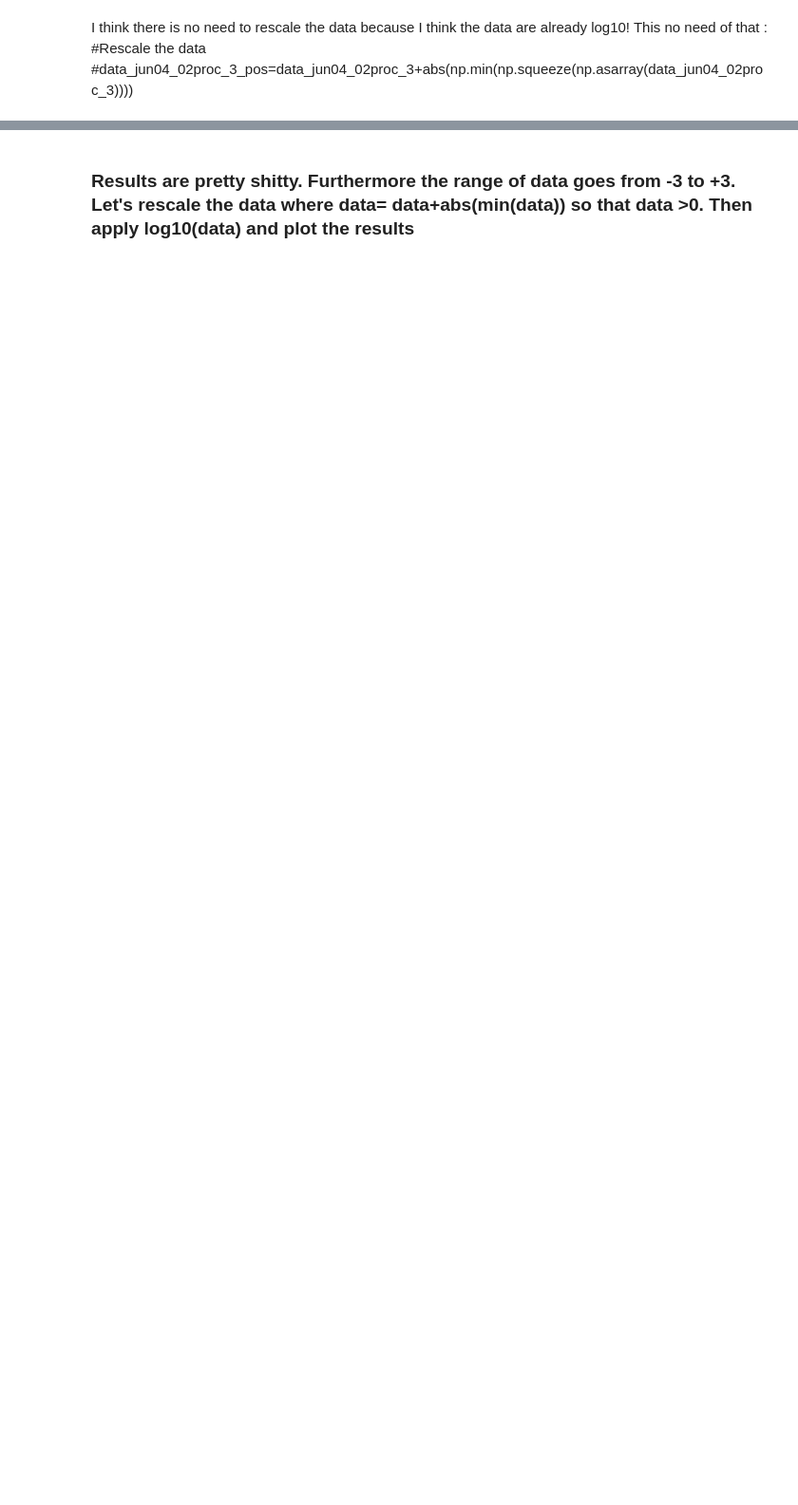
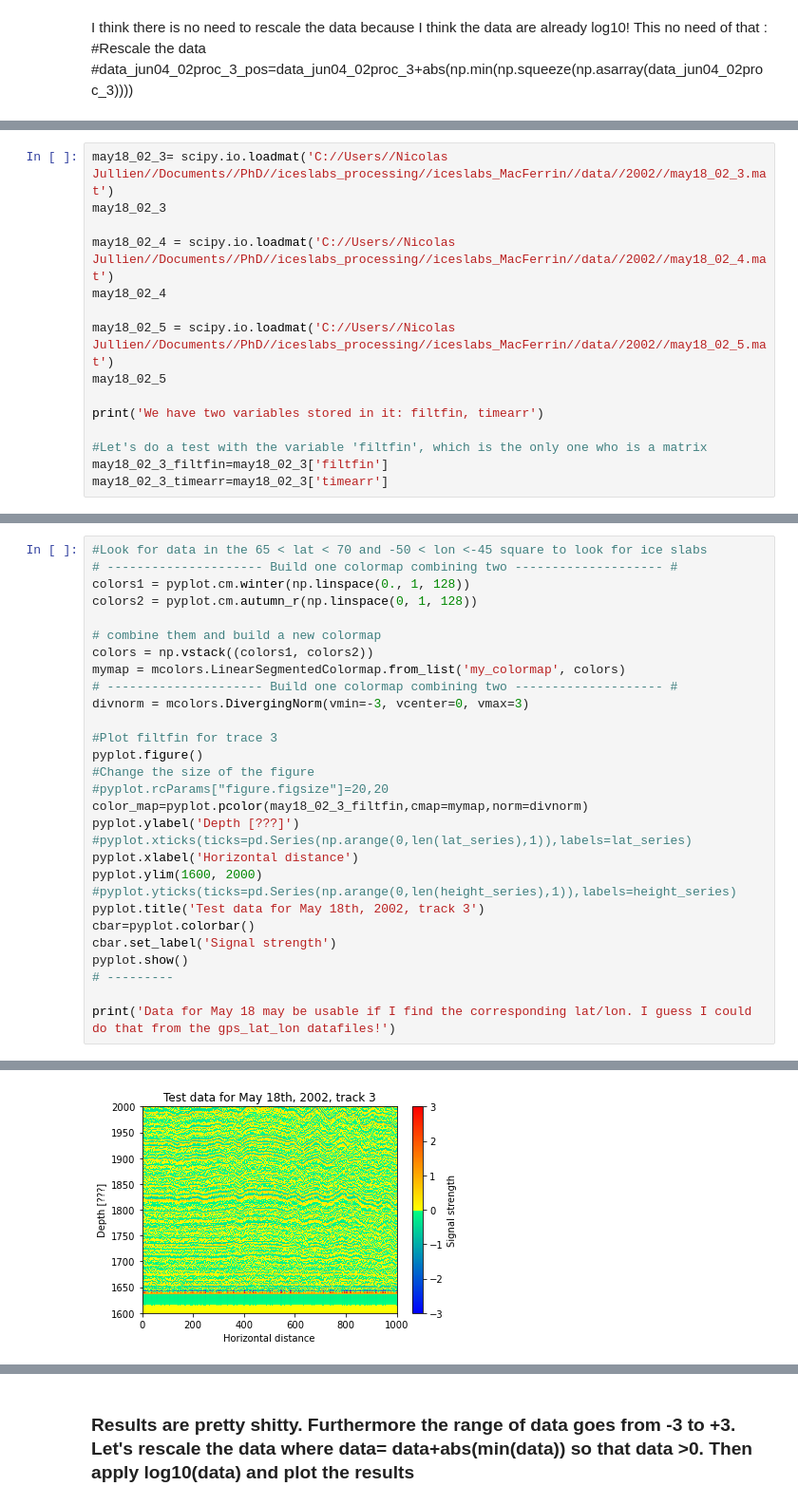
Before and after one commit to jullienn/changing_Greenland_iceslabs, a Jupyter notebook: logbook_investigation_year.ipynb, the cells around one changed output, grey strips where cells are left out. Shown at 95% size. Drawn from its saved outputs; the diff is of its cells as text; blank space fills up the shorter version.

```diff
--- a/logbook_investigation_year.ipynb
+++ b/logbook_investigation_year.ipynb
@@ -314,0 +401,15 @@ This no need of that :
+# %%
+may18_02_3= scipy.io.loadmat('C://Users//Nicolas Jullien//Documents//PhD//iceslabs_processing//iceslabs_MacFerrin//data//2002//may18_02_3.mat')
+may18_02_3
+
+may18_02_4 = scipy.io.loadmat('C://Users//Nicolas Jullien//Documents//PhD//iceslabs_processing//iceslabs_MacFerrin//data//2002//may18_02_4.mat')
+may18_02_4
+
+may18_02_5 = scipy.io.loadmat('C://Users//Nicolas Jullien//Documents//PhD//iceslabs_processing//iceslabs_MacFerrin//data//2002//may18_02_5.mat')
+may18_02_5
+
+print('We have two variables stored in it: filtfin, timearr')
+
+#Let's do a test with the variable 'filtfin', which is the only one who is a matrix
+may18_02_3_filtfin=may18_02_3['filtfin']
+may18_02_3_timearr=may18_02_3['timearr']
@@ -314,0 +419,30 @@ This no need of that :
+# %%
+#Look for data in the 65 < lat < 70 and -50 < lon <-45 square to look for ice slabs
+# --------------------- Build one colormap combining two -------------------- #
+colors1 = pyplot.cm.winter(np.linspace(0., 1, 128))
+colors2 = pyplot.cm.autumn_r(np.linspace(0, 1, 128))
+
+# combine them and build a new colormap
+colors = np.vstack((colors1, colors2))
+mymap = mcolors.LinearSegmentedColormap.from_list('my_colormap', colors)
+# --------------------- Build one colormap combining two -------------------- #
+divnorm = mcolors.DivergingNorm(vmin=-3, vcenter=0, vmax=3)
+
+#Plot filtfin for trace 3
+pyplot.figure()
+#Change the size of the figure
+#pyplot.rcParams["figure.figsize"]=20,20
+color_map=pyplot.pcolor(may18_02_3_filtfin,cmap=mymap,norm=divnorm)
+pyplot.ylabel('Depth [???]')
+#pyplot.xticks(ticks=pd.Series(np.arange(0,len(lat_series),1)),labels=lat_series)
+pyplot.xlabel('Horizontal distance')
+pyplot.ylim(1600, 2000)
+#pyplot.yticks(ticks=pd.Series(np.arange(0,len(height_series),1)),labels=height_series)
+pyplot.title('Test data for May 18th, 2002, track 3')
+cbar=pyplot.colorbar()
+cbar.set_label('Signal strength')
+pyplot.show()
+# ---------
+
+print('Data for May 18 may be usable if I find the corresponding lat/lon. I guess I could do that from the gps_lat_lon datafiles!')
+# %% [output]
@@ -314,0 +453 @@ This no need of that :
+[figure, added]
```
Also changed, not shown: parts of 51 cells of this notebook.
